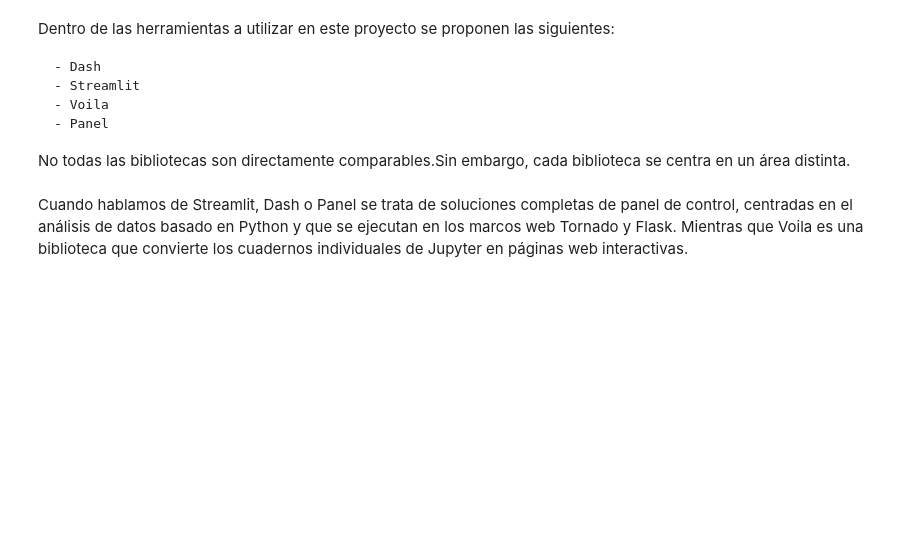
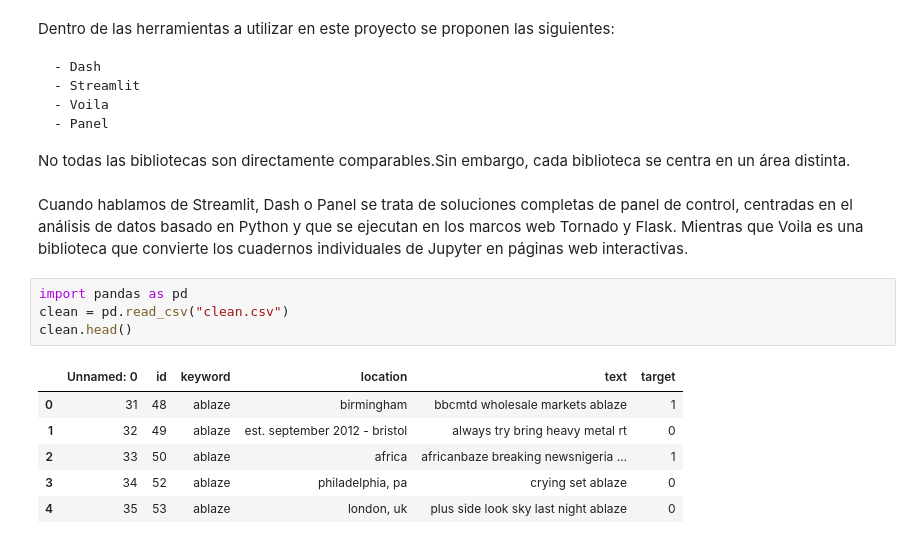
Before and after one commit to marisaaaai/Proyecto2DS, a Jupyter notebook: Proyecto2.ipynb, the cells around one changed output. Drawn from its saved outputs; the diff is of its cells as text; blank space fills up the shorter version.

```diff
--- a/Proyecto2.ipynb
+++ b/Proyecto2.ipynb
@@ -890,3 +1036,14 @@ Dentro de las herramientas a utilizar en este proyecto se proponen las siguiente
 No todas las bibliotecas son directamente comparables.Sin embargo, cada biblioteca se centra en un área distinta.
 # %% [markdown]
 Cuando hablamos de Streamlit, Dash o Panel se trata de soluciones completas de panel de control, centradas en el análisis de datos basado en Python y que se ejecutan en los marcos web Tornado y Flask. Mientras que Voila es una biblioteca que convierte los cuadernos individuales de Jupyter en páginas web interactivas.
+# %%
+import pandas as pd
+clean = pd.read_csv("clean.csv")
+clean.head()
+# %% [output]
+|  | Unnamed: 0 | id | keyword | location | text | target |
+| 0 | 31 | 48 | ablaze | birmingham | bbcmtd wholesale markets ablaze | 1 |
+| 1 | 32 | 49 | ablaze | est. september 2012 - bristol | always try bring heavy metal rt | 0 |
+| 2 | 33 | 50 | ablaze | africa | africanbaze breaking newsnigeria ... | 1 |
+| 3 | 34 | 52 | ablaze | philadelphia, pa | crying set ablaze | 0 |
+| 4 | 35 | 53 | ablaze | london, uk | plus side look sky last night ablaze | 0 |
```
Also changed, not shown: parts of 41 cells of this notebook, 4 other files.
